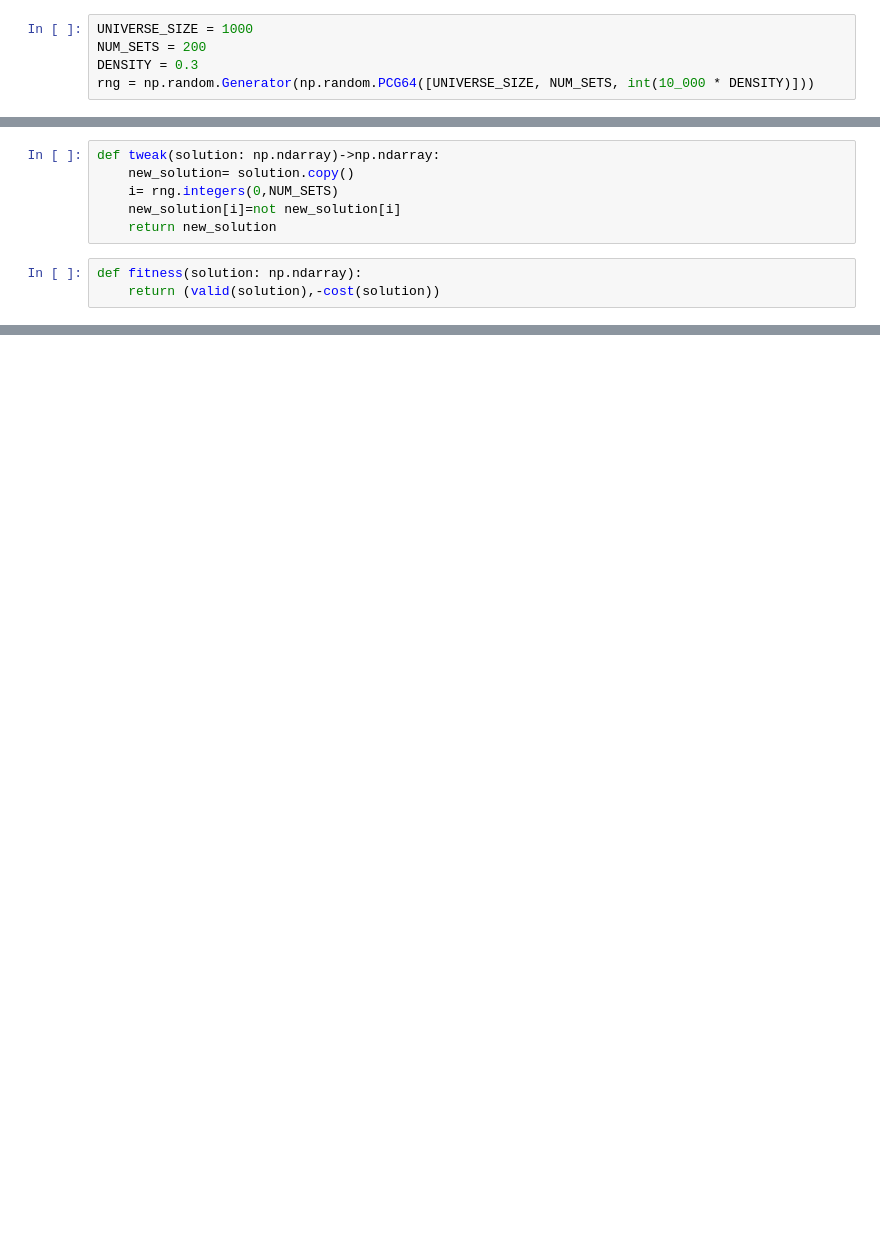
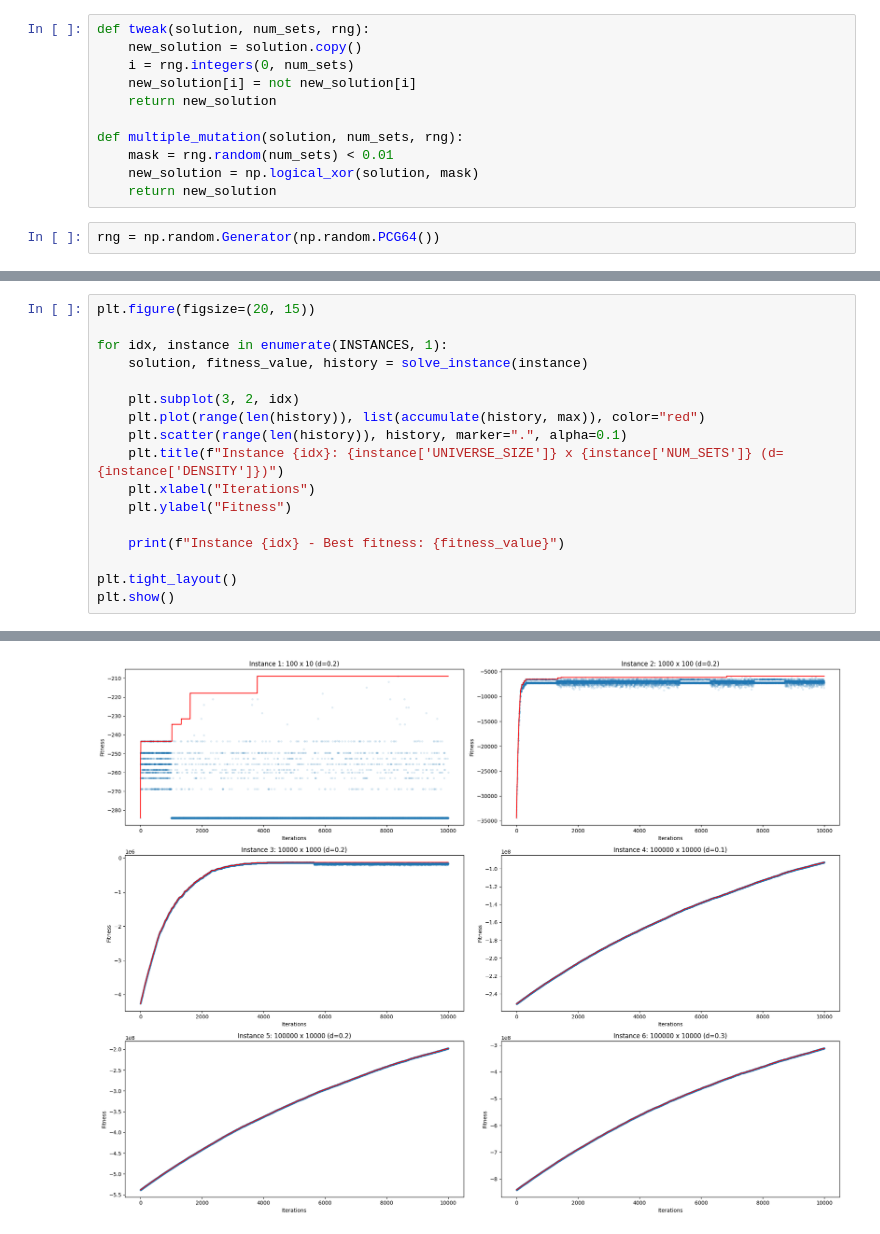
Before and after one commit to 33Domenico/CI2024_lab1, a Jupyter notebook: lab1_set-covering.ipynb, the cells around one changed output, grey strips where cells are left out. Drawn from its saved outputs; the diff is of its cells as text; blank space fills up the shorter version.

```diff
--- a/lab1_set-covering.ipynb
+++ b/lab1_set-covering.ipynb
@@ -8,5 +34,13 @@ from icecream import ic
+# %%
+def tweak(solution, num_sets, rng):
+    new_solution = solution.copy()
+    i = rng.integers(0, num_sets)
+    new_solution[i] = not new_solution[i]
+    return new_solution
+
+def multiple_mutation(solution, num_sets, rng):
+    mask = rng.random(num_sets) < 0.01
+    new_solution = np.logical_xor(solution, mask)
+    return new_solution
 # %%
-UNIVERSE_SIZE = 1000
-NUM_SETS = 200
-DENSITY = 0.3
-rng = np.random.Generator(np.random.PCG64([UNIVERSE_SIZE, NUM_SETS, int(10_000 * DENSITY)]))
+rng = np.random.Generator(np.random.PCG64())
@@ -29,9 +46,0 @@ def cost(solution):
-# %%
-def tweak(solution: np.ndarray)->np.ndarray:
-    new_solution= solution.copy()
-    i= rng.integers(0,NUM_SETS)
-    new_solution[i]=not new_solution[i]
-    return new_solution
-# %%
-def fitness(solution: np.ndarray):
-    return (valid(solution),-cost(solution))
@@ -39,0 +84,18 @@ SOLUTION=rng.random(NUM_SETS) < 0.2
+# %%
+plt.figure(figsize=(20, 15))
+
+for idx, instance in enumerate(INSTANCES, 1):
+    solution, fitness_value, history = solve_instance(instance)
+
+    plt.subplot(3, 2, idx)
+    plt.plot(range(len(history)), list(accumulate(history, max)), color="red")
+    plt.scatter(range(len(history)), history, marker=".", alpha=0.1)
+    plt.title(f"Instance {idx}: {instance['UNIVERSE_SIZE']} x {instance['NUM_SETS']} (d={instance['DENSITY']})")
+    plt.xlabel("Iterations")
+    plt.ylabel("Fitness")
+
+    print(f"Instance {idx} - Best fitness: {fitness_value}")
+
+plt.tight_layout()
+plt.show()
+# %% [output]
@@ -39,0 +108 @@ SOLUTION=rng.random(NUM_SETS) < 0.2
+[figure, added]
```
Also changed, not shown: parts of 21 cells of this notebook.
